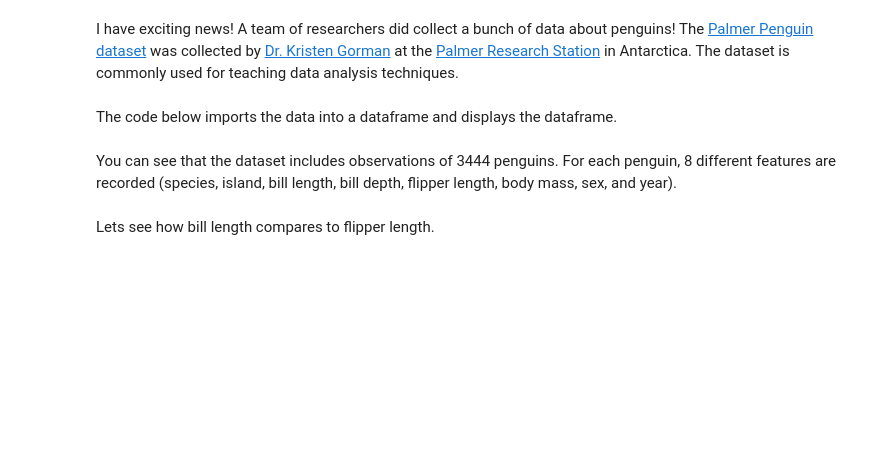
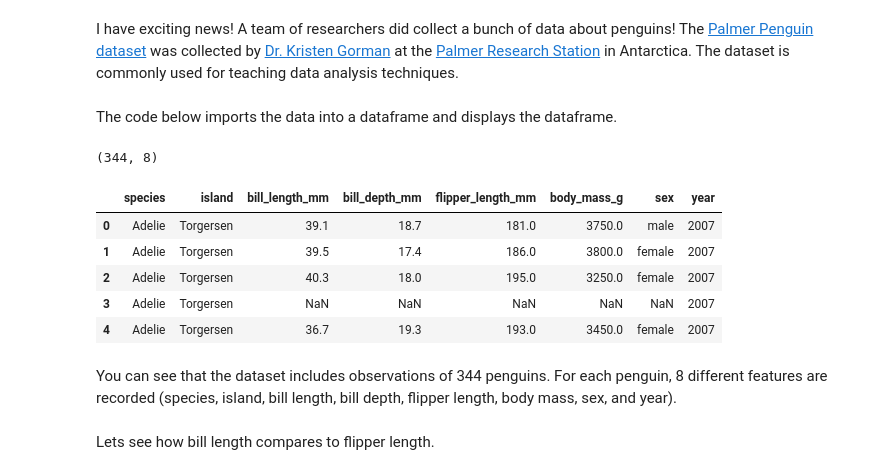
Before and after one commit to BIOL359A-FoundationsOfQBio-Spr25/week1_distributions, a Jupyter notebook: week1_distributions.ipynb, the cells around one changed output. Saved outputs shown, nothing was run; the diff lists cells and outputs as text; code cells hidden in the pictures; blank space fills up the shorter version.

```diff
--- a/week1_distributions.ipynb
+++ b/week1_distributions.ipynb
@@ -984,16 +1106,24 @@ The code below imports the data into a dataframe and displays the dataframe.
 # %%
 # URL to the raw CSV file on GitHub
 url = "https://raw.githubusercontent.com/allisonhorst/palmerpenguins/master/inst/extdata/penguins.csv"
 
 # Use Pandas to read the CSV file directly from the URL
 penguins_df = pd.read_csv(url)
 
 # Print dimensions of the dataframe
 print(penguins_df.shape)
 
-penguins_df
+penguins_df.head()
+# %% [output]
+(344, 8)
+|  | species | island | bill_length_mm | bill_depth_mm | flipper_length_mm | body_mass_g | sex | year |
+| 0 | Adelie | Torgersen | 39.1 | 18.7 | 181.0 | 3750.0 | male | 2007 |
+| 1 | Adelie | Torgersen | 39.5 | 17.4 | 186.0 | 3800.0 | female | 2007 |
+| 2 | Adelie | Torgersen | 40.3 | 18.0 | 195.0 | 3250.0 | female | 2007 |
+| 3 | Adelie | Torgersen | NaN | NaN | NaN | NaN | NaN | 2007 |
+| 4 | Adelie | Torgersen | 36.7 | 19.3 | 193.0 | 3450.0 | female | 2007 |
 # %% [markdown]
-You can see that the dataset includes observations of 3444 penguins. For each penguin, 8 different features are recorded (species, island, bill length, bill depth, flipper length, body mass, sex, and year).
+You can see that the dataset includes observations of 344 penguins. For each penguin, 8 different features are recorded (species, island, bill length, bill depth, flipper length, body mass, sex, and year).
 # %% [markdown]
 Lets see how bill length compares to flipper length.
 # %%
```
Also changed, not shown: parts of 145 cells of this notebook.
